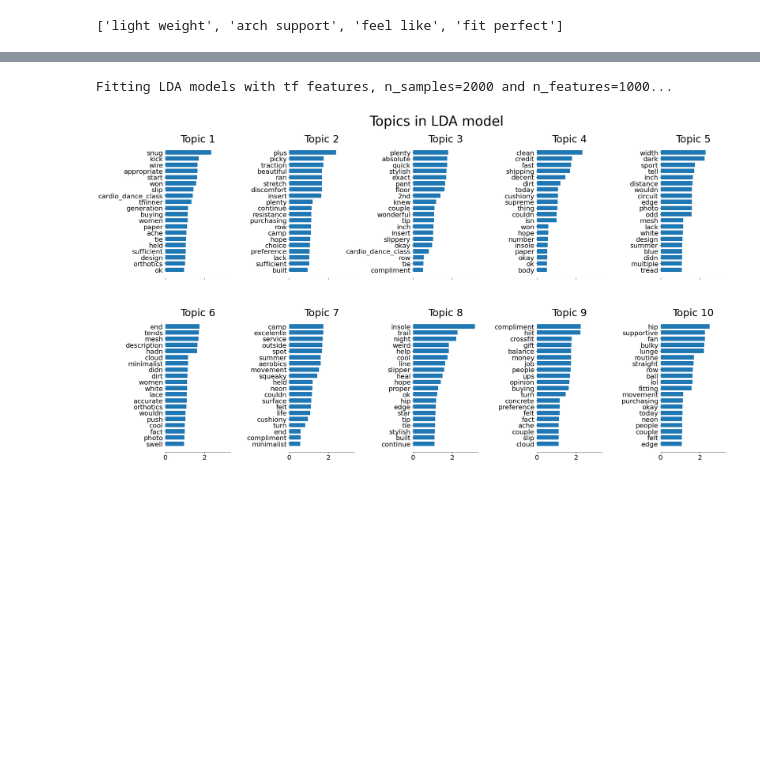
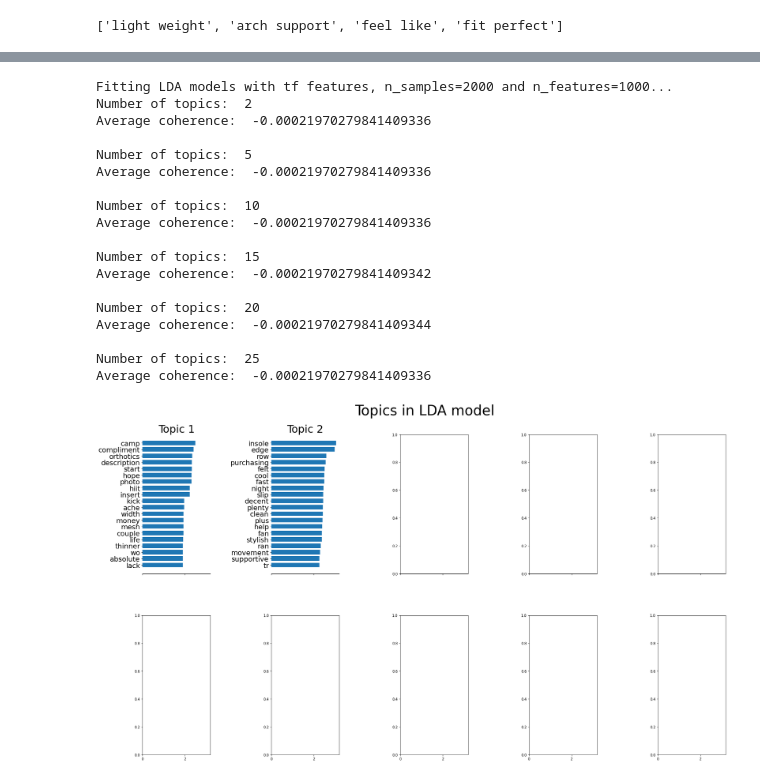
Before and after one commit to anyamazing/CSCI-5525-final-project, a Jupyter notebook: LDA.ipynb, the cells around one changed output, grey strips where cells are left out. Drawn from its saved outputs; the diff is of its cells as text; code cells hidden in the pictures; blank space fills up the shorter version.

Commit message:
Implemented UMass coherence metric

```diff
--- a/LDA.ipynb
+++ b/LDA.ipynb
@@ -156,7 +159,7 @@ def punctuation_removal(data_samples):
   for i, sample in enumerate(data_samples):
     _sample = sample.split()
     for j, word in enumerate(_sample):
-      _sample[j] = word.strip(" .!?@#&():;,'\/\\")
+      _sample[j] = word.strip(" 0123456789\*\$\.!\?@#&\(\):;,'\/\\\"")
     sample = " ".join(_sample)
     data_samples[i] = sample
   return data_samples
@@ -291,0 +300,12 @@ data_samples = [item for sublist in _data_samples for item in sublist]
+# %%
+# Get bigram frequencies
+bi_freq = nltk.FreqDist()
+
+for sample in data_samples:
+  bigrams = nltk.bigrams(word_tokenize(sample))
+  for gram in bigrams:
+    if gram[1] == 'ups':
+      print('WTF')
+    bi_freq[gram] += 1
+
+print(bi_freq.B())
@@ -292,8 +332,6 @@ data_samples = [item for sublist in _data_samples for item in sublist]
 # %%
 # Use tf (raw term count) features for LDA.
-print("Extracting tf features for LDA...")
 tf_vectorizer = CountVectorizer(
-    max_df=0.01, min_df=2, max_features=n_features, stop_words="english"
+    max_df=0.01, min_df=2, max_features=n_features, stop_words="english", tokenizer=word_tokenize
 )
 tf = tf_vectorizer.fit_transform(data_samples)
-tf_vectorizer.stop_words_
@@ -319,22 +338,64 @@ Extracting tf features for LDA...
 # %%
 print(
     "Fitting LDA models with tf features, n_samples=%d and n_features=%d..."
     % (n_samples, n_features),
 )
+
+n_components = [2, 5, 10, 15, 20, 25]
+coherences = []
+num_docs = len(data_samples)
+
+for num in n_components:
+  lda = LatentDirichletAllocation(
+      n_components=num,
+      max_iter=5,
+      learning_method="online",
+      learning_offset=50.0,
+      random_state=0,
+  )
+  lda.fit(tf)
+  tf_feature_names = tf_vectorizer.get_feature_names_out()
+  coherence = avg_umass(lda, tf_feature_names, freq, bi_freq, num_docs)[1]
+  coherences.append(coherence)
+
+for i, c in enumerate(coherences):
+  print("Number of topics: ", n_components[i])
+  print("Average coherence: ", c)
+  print()
+
+n_components = n_components[coherences.index(max(coherences))]
+
 lda = LatentDirichletAllocation(
     n_components=n_components,
     max_iter=5,
     learning_method="online",
     learning_offset=50.0,
     random_state=0,
 )
 lda.fit(tf)
 
 tf_feature_names = tf_vectorizer.get_feature_names_out()
 plot_top_words(lda, tf_feature_names, n_top_words, "Topics in LDA model")
 # %% [output]
 Fitting LDA models with tf features, n_samples=2000 and n_features=1000...
+Number of topics:  2
+Average coherence:  -0.00021970279841409336
+
+Number of topics:  5
+Average coherence:  -0.00021970279841409336
+
+Number of topics:  10
+Average coherence:  -0.00021970279841409336
+
+Number of topics:  15
+Average coherence:  -0.00021970279841409342
+
+Number of topics:  20
+Average coherence:  -0.00021970279841409344
+
+Number of topics:  25
+Average coherence:  -0.00021970279841409336
-[figure, old version]
+[figure, new version]
 # %%
 topic_data = pyLDAvis.sklearn.prepare(lda, tf, tf_vectorizer)
 pyLDAvis.display(topic_data)
```
Also changed, not shown: parts of 21 cells of this notebook.
